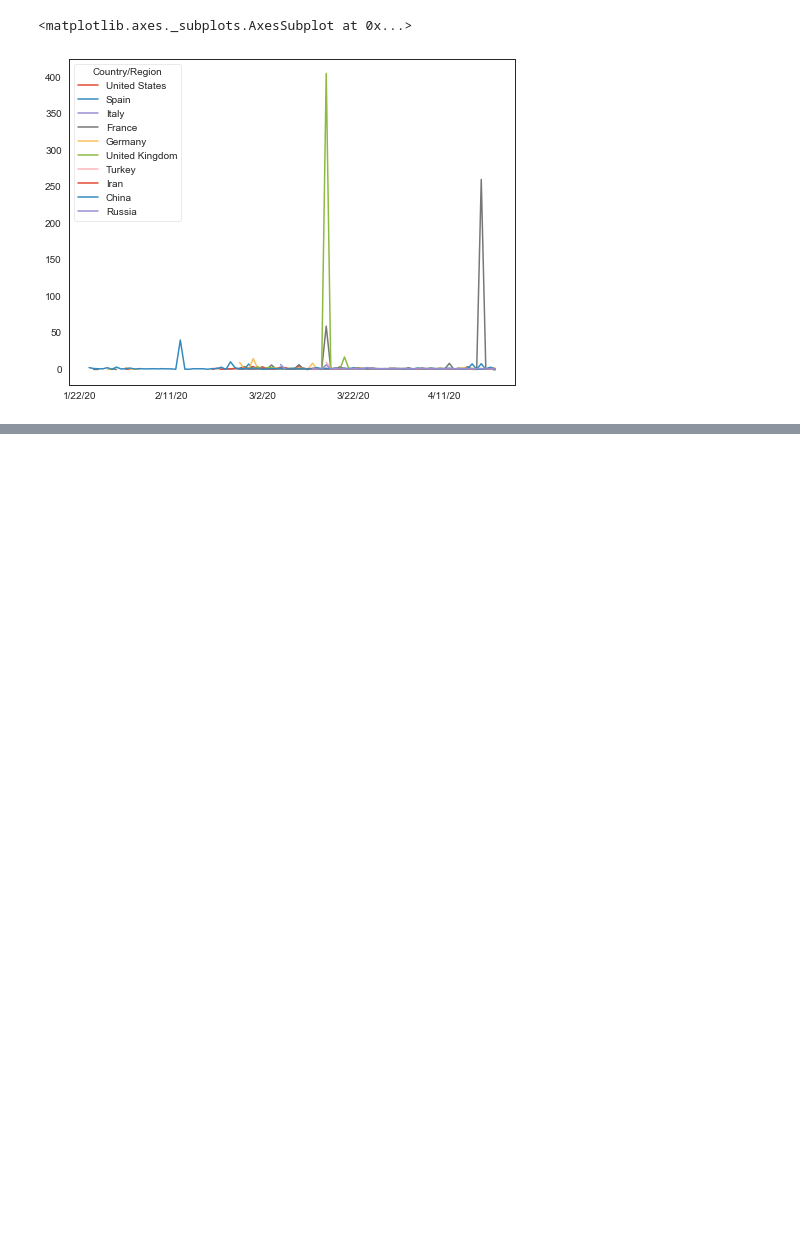
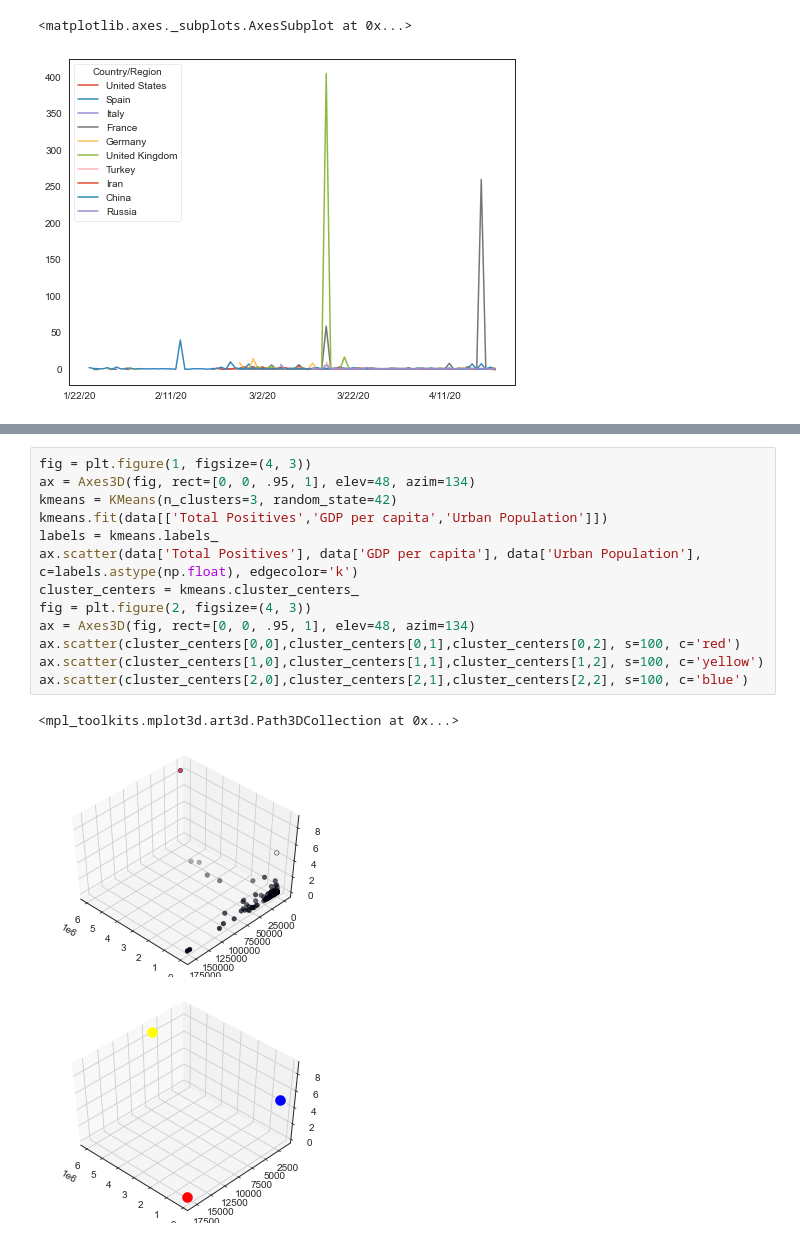
Before and after one commit to dtangster/cmpe256, a Jupyter notebook: hidden_dragon.ipynb, the cells around one changed output, grey strips where cells are left out. Saved outputs shown, nothing was run; the diff lists cells and outputs as text; blank space fills up the shorter version.

```diff
--- a/hidden_dragon.ipynb
+++ b/hidden_dragon.ipynb
@@ -648,0 +728,17 @@ confirmed_acceleration_df[columns[:10]].plot()
+# %%
+fig = plt.figure(1, figsize=(4, 3))
+ax = Axes3D(fig, rect=[0, 0, .95, 1], elev=48, azim=134)
+kmeans = KMeans(n_clusters=3, random_state=42)
+kmeans.fit(data[['Total Positives','GDP per capita','Urban Population']])
+labels = kmeans.labels_
+ax.scatter(data['Total Positives'], data['GDP per capita'], data['Urban Population'], c=labels.astype(np.float), edgecolor='k')
+cluster_centers = kmeans.cluster_centers_
+fig = plt.figure(2, figsize=(4, 3))
+ax = Axes3D(fig, rect=[0, 0, .95, 1], elev=48, azim=134)
+ax.scatter(cluster_centers[0,0],cluster_centers[0,1],cluster_centers[0,2], s=100, c='red')
+ax.scatter(cluster_centers[1,0],cluster_centers[1,1],cluster_centers[1,2], s=100, c='yellow')
+ax.scatter(cluster_centers[2,0],cluster_centers[2,1],cluster_centers[2,2], s=100, c='blue')
+# %% [output]
+<mpl_toolkits.mplot3d.art3d.Path3DCollection at 0x...>
+[figure, added]
+[figure, added]
```
Also changed, not shown: parts of 15 cells of this notebook.
